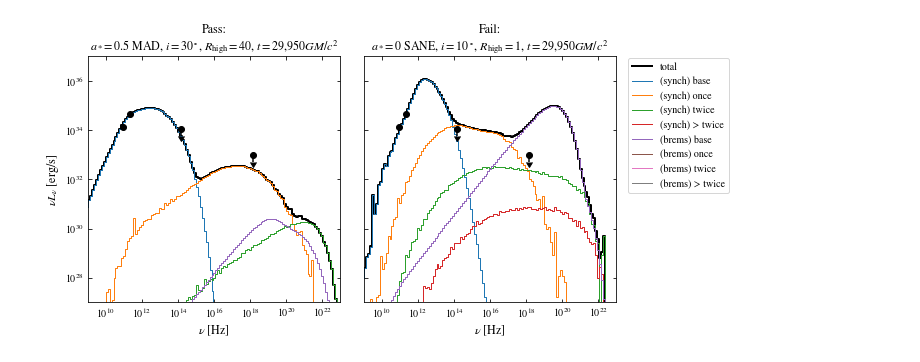
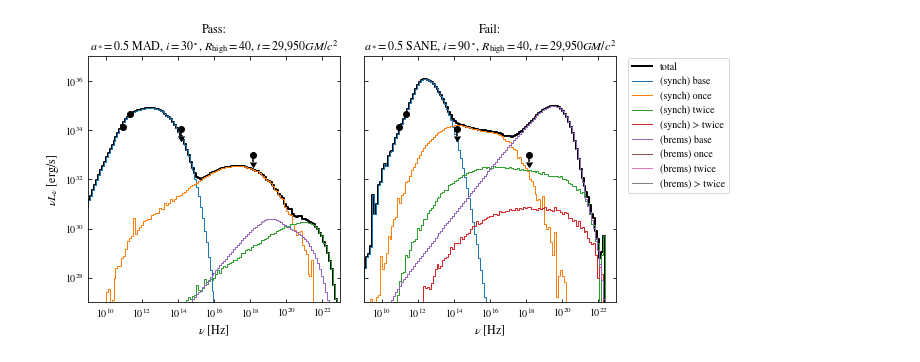
Before and after one commit to eventhorizontelescope/2017_sgra_paper5, a Jupyter notebook: output_passfail_sed.ipynb, the cells around one changed output. Cells and saved outputs as stored; diff of their text form; code cells hidden in the pictures.

```diff
--- a/output_passfail_sed.ipynb
+++ b/output_passfail_sed.ipynb
@@ -66,32 +66,32 @@ axes[0].tick_params(
 axes[0].errorbar(
     [86e9, 230e9, 1.4141e+14, 1.45e18],
     [Fnu_to_nuLnu(86e9,1.9), Fnu_to_nuLnu(230e9,2.4), Fnu_to_nuLnu(1.4141e+14,1e-3), 1e33],
     yerr=[Fnu_to_nuLnu(86e9,0.2), 0, Fnu_to_nuLnu(1.4141e+14,1e-3)/2, 1e33/2],
     uplims=[False,False,True,True],
     fmt='o', color='k',
 )
 
 viz.step(axes[1], nu, np.mean(sedF, axis=0), label=knd)
-axes[1].set_title('Fail:\n$a_*\!=0$ SANE, $i=10^\circ$, $R_\mathrm{high}=1$, $t=$29,950$GM/c^2$')
+axes[1].set_title('Fail:\n$a_*\!=0.5$ SANE, $i=90^\circ$, $R_\mathrm{high}=40$, $t=$29,950$GM/c^2$')
 axes[1].set_xlim(1e9,  1e23)
 axes[1].set_ylim(1e27, 1e37)
 axes[1].set_xlabel(r'$\nu$ [Hz]',          fontsize=12)
 axes[1].tick_params(
     axis='both',
     direction='in',
     top=True,
     right=True)
 axes[1].errorbar(
     [86e9, 230e9, 1.4141e+14, 1.45e18],
     [Fnu_to_nuLnu(86e9,1.9), Fnu_to_nuLnu(230e9,2.4), Fnu_to_nuLnu(1.4141e+14,1e-3), 1e33],
     yerr=[Fnu_to_nuLnu(86e9,0.2), 0, Fnu_to_nuLnu(1.4141e+14,1e-3)/2, 1e33/2],
     uplims=[False,False,True,True],
     fmt='o', color='k',
 )
 
 #axes[1].legend(ncol=3, fontsize=8, loc='lower left', bbox_to_anchor=(-1.12, 1.15))
 axes[1].legend(fontsize=10, loc='upper left', bbox_to_anchor=(1.025, 1.015))
 
 fig.savefig('output/passfail_sed.pdf', bbox_inches='tight')
 # %% [output]
-[figure, old version]
+[figure, new version]
```
Also changed, not shown: 5 other files.
